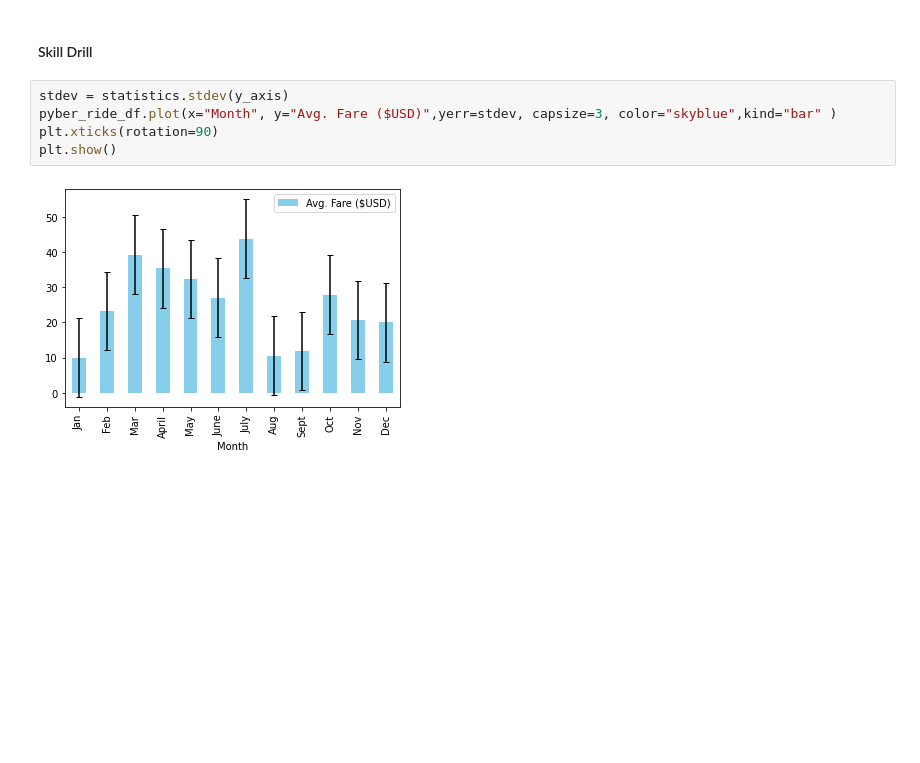
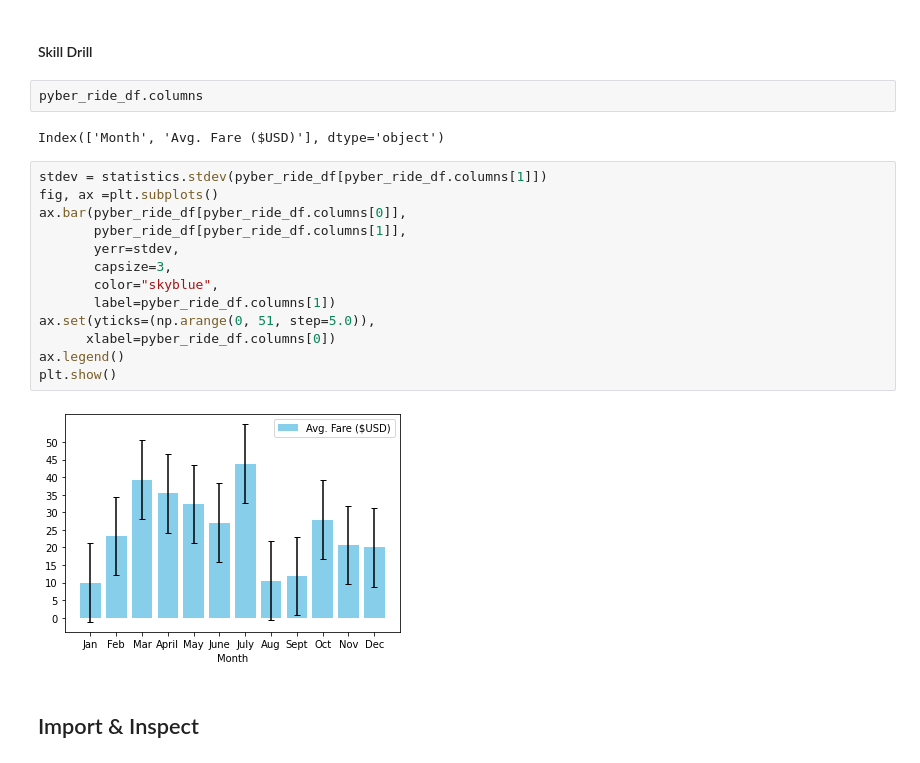
Before and after one commit to iFan13/PyBer_Analysis, a Jupyter notebook: matplot_errorbar.ipynb, the cells around one changed output. Cells and saved outputs as stored; diff of their text form; blank space fills up the shorter version.

```diff
--- a/matplot_errorbar.ipynb
+++ b/matplot_errorbar.ipynb
@@ -121,10 +121,24 @@ plt.show()
 [figure]
 # %% [markdown]
 #### Skill Drill
-# %%
-stdev = statistics.stdev(y_axis)
-pyber_ride_df.plot(x="Month", y="Avg. Fare ($USD)",yerr=stdev, capsize=3, color="skyblue",kind="bar" )
-plt.xticks(rotation=90)
-plt.show()
-# %% [output]
-[figure, removed]
+# %%
+pyber_ride_df.columns
+# %% [output]
+Index(['Month', 'Avg. Fare ($USD)'], dtype='object')
+# %%
+stdev = statistics.stdev(pyber_ride_df[pyber_ride_df.columns[1]])
+fig, ax =plt.subplots()
+ax.bar(pyber_ride_df[pyber_ride_df.columns[0]],
+       pyber_ride_df[pyber_ride_df.columns[1]],
+       yerr=stdev,
+       capsize=3,
+       color="skyblue",
+       label=pyber_ride_df.columns[1])
+ax.set(yticks=(np.arange(0, 51, step=5.0)),
+      xlabel=pyber_ride_df.columns[0])
+ax.legend()
+plt.show()
+# %% [output]
+[figure, added]
+# %% [markdown]
+## Import & Inspect
```
Also changed, not shown: 3 other files.
